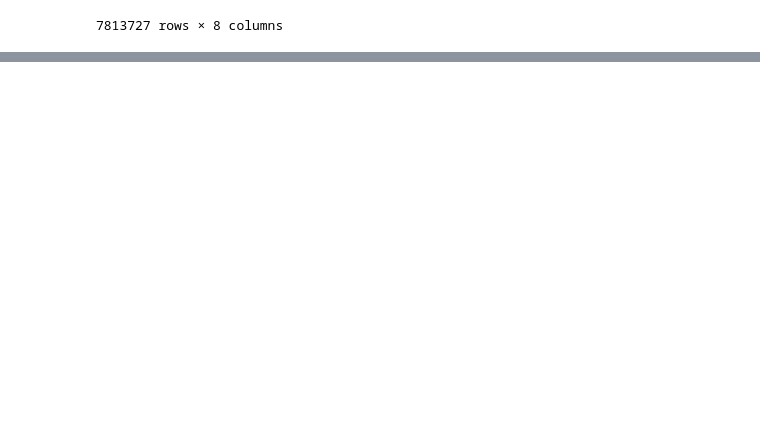
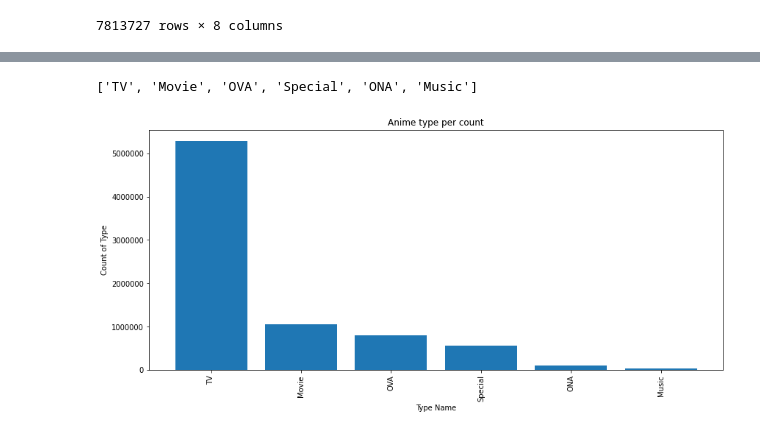
Before and after one commit to PatchFramework/data-exploration-project, a Jupyter notebook: data_exploration_anime_recommendation.ipynb, the cells around one changed output, grey strips where cells are left out. Drawn from its saved outputs; the diff is of its cells as text; code cells hidden in the pictures; blank space fills up the shorter version.

Commit message:
Restructured Notebook | Advanced Data Exploration | Created with Colaboratory

```diff
--- a/data_exploration_anime_recommendation.ipynb
+++ b/data_exploration_anime_recommendation.ipynb
@@ -154,0 +233,20 @@ anime_with_ratings
+# %%
+#Count how often a specific type appears in our data set
+type_count = anime_with_ratings["type"].dropna().value_counts()
+type_count
+type_name= Counter(anime_with_ratings["type"].dropna())
+type_name= list(sorted(type_name, key=type_name.get, reverse=True))
+type_name
+# %% [output]
+['TV', 'Movie', 'OVA', 'Special', 'ONA', 'Music']
+# %%
+fig = plt.figure(figsize = (14, 6))
+plt.xlabel("Type Name")
+plt.ylabel("Count of Type")
+plt.title("Anime type per count")
+plt.xticks(rotation=90)
+plt.gcf().axes[0].yaxis.get_major_formatter().set_scientific(False)
+plt.bar(height=type_count,x=type_name)
+plt.show()
+# %% [output]
+[figure, added]
```
Also changed, not shown: parts of 15 cells of this notebook.
